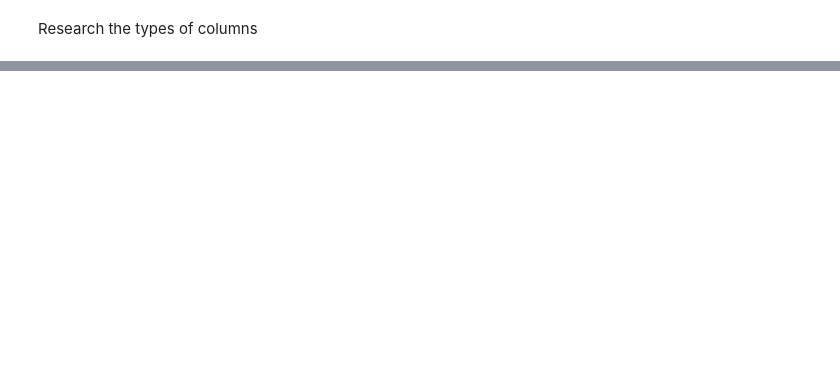
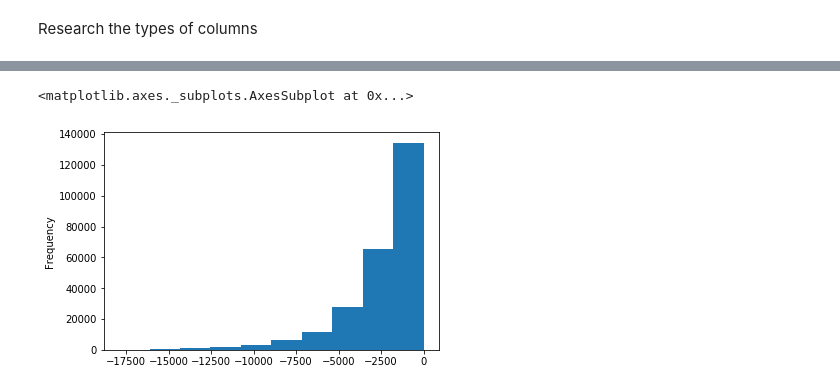
Before and after one commit to DavidSimonyan/DataScience, a Jupyter notebook: Python files/Kaggle/Home Credit Default Risk/Learning.ipynb, the cells around one changed output, grey strips where cells are left out. Cells and saved outputs as stored; diff of their text form; code cells hidden in the pictures; blank space fills up the shorter version.

```diff
--- a/Python files/Kaggle/Home Credit Default Risk/Learning.ipynb
+++ b/Python files/Kaggle/Home Credit Default Risk/Learning.ipynb
@@ -78,0 +245,11 @@ app_train.dtypes.value_counts()
+# %%
+app_train['DAYS_EMPLOYED_ANOMALITIES'] = app_train['DAYS_EMPLOYED'] == 365243
+app_test['DAYS_EMPLOYED_ANOMALITIES'] = app_test['DAYS_EMPLOYED'] == 365243
+# %%
+app_train['DAYS_EMPLOYED'].replace({365243 : np.nan}, inplace = True)
+app_test['DAYS_EMPLOYED'].replace({365243 : np.nan}, inplace = True)
+# %%
+app_train['DAYS_EMPLOYED'].plot.hist()
+# %% [output]
+<matplotlib.axes._subplots.AxesSubplot at 0x...>
+[figure, added]
```
Also changed, not shown: parts of 33 cells of this notebook.
